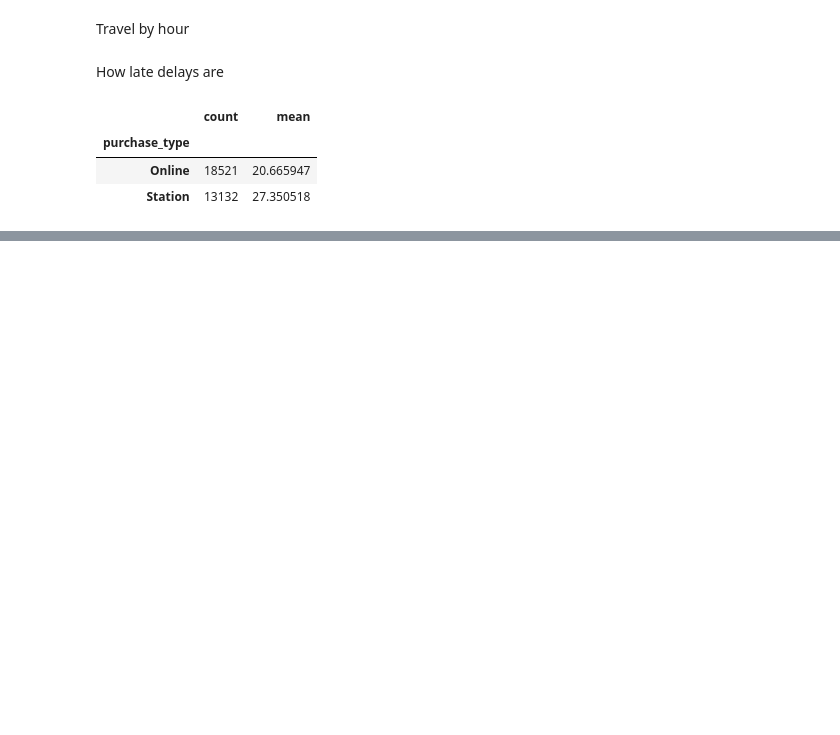
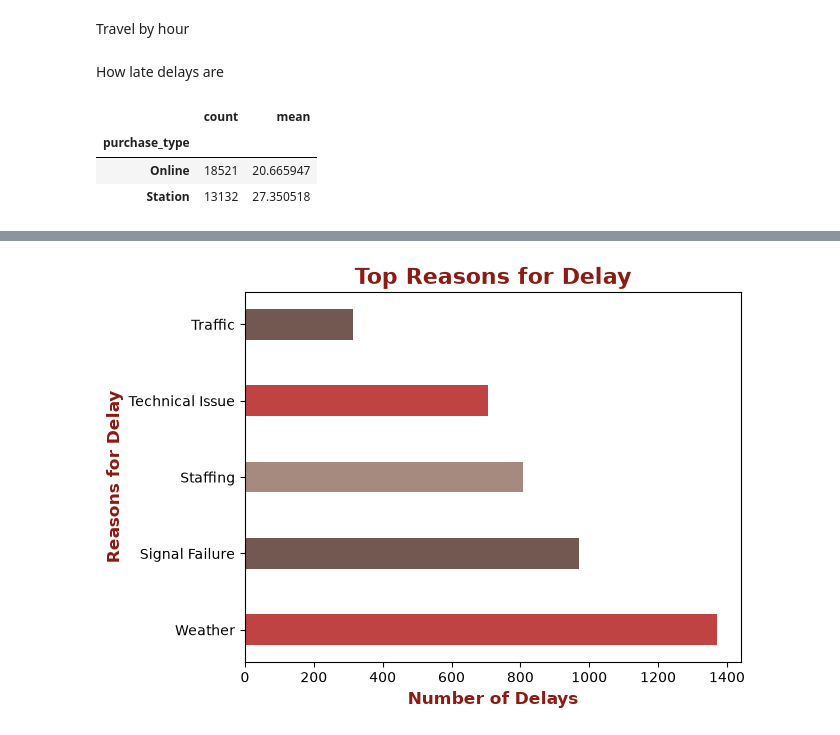
Before and after one commit to uk-train-rides/UK-Train-Rides-project, a Jupyter notebook: notebooks/main.ipynb, the cells around one changed output, grey strips where cells are left out. Drawn from its saved outputs; the diff is of its cells as text; code cells hidden in the pictures; blank space fills up the shorter version.

```diff
--- a/notebooks/main.ipynb
+++ b/notebooks/main.ipynb
@@ -215,4 +202,4 @@ Delay reasons
 # %%
 df = pd.merge(fact_ticket, dim_journey, on="journey_id", how="left")
 filter = (df["reason_for_delay"] != "No Delay")
-df[filter]["reason_for_delay"].value_counts()
+delay_reasons = df[filter]["reason_for_delay"].value_counts()
@@ -252,0 +254,11 @@ df.groupby("purchase_type")["price"].agg(["count", "mean"])
+# %%
+colors = ["#BF4342", "#735751", "#A78A7F"]
+height = 0.4
+
+plt.barh(delay_reasons.index ,delay_reasons.values, color=colors, height=height)
+plt.title("Top Reasons for Delay", fontsize=16, fontweight="bold", color="#8C1C13")
+plt.xlabel("Number of Delays", fontsize=12, fontweight="bold", color="#8C1C13")
+plt.ylabel("Reasons for Delay", fontsize=12, fontweight="bold", color="#8C1C13")
+plt.show()
+# %% [output]
+[figure, added]
```
Also changed, not shown: parts of 5 cells of this notebook.
